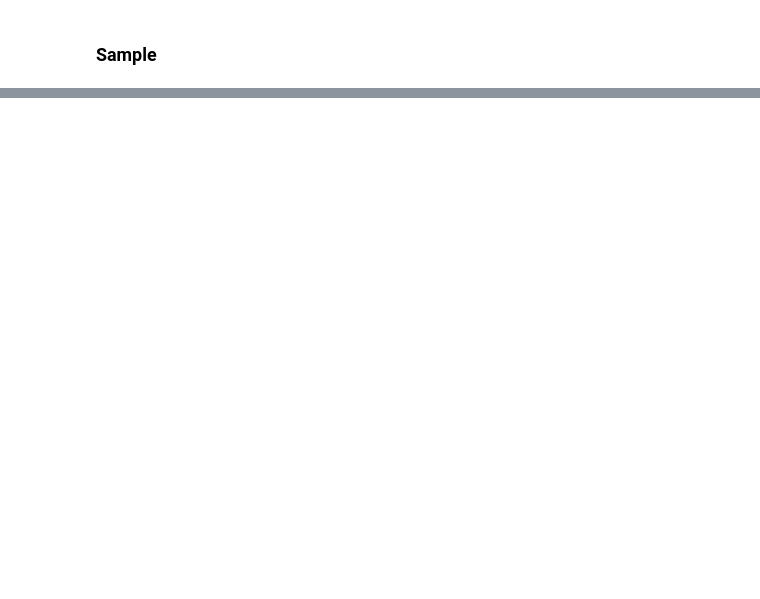
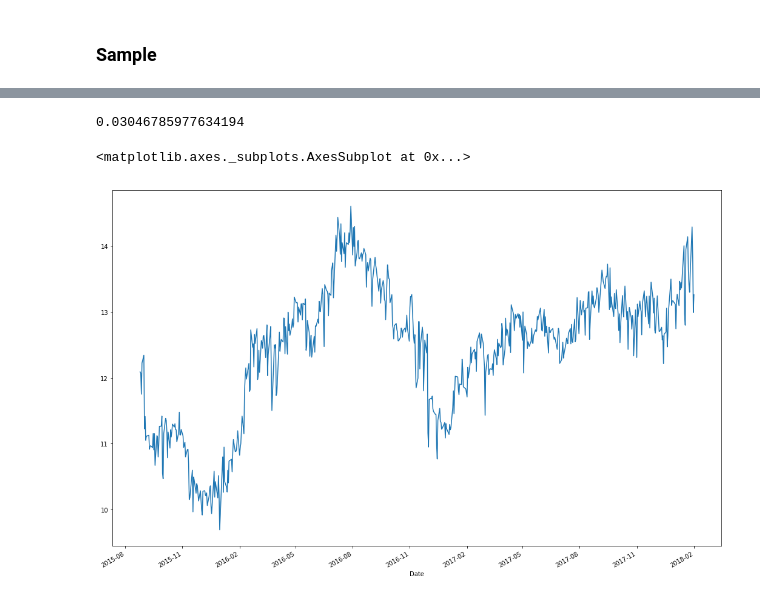
Before and after one commit to matthewrcarpenter/finance, a Jupyter notebook: Gold-fastai-test.ipynb, the cells around one changed output, grey strips where cells are left out. Cells and saved outputs as stored; diff of their text form; code cells hidden in the pictures; blank space fills up the shorter version.

Commit message:
working initial Gold-fastai-test.ipynbgit status!

```diff
--- a/Gold-fastai-test.ipynb
+++ b/Gold-fastai-test.ipynb
@@ -127,3 +278,7 @@ for v in cat_vars:
     data_train[v] = data_train[v].astype('category').cat.as_ordered()
 # %%
 apply_cats(data_test, data_train)
+# %%
+for v in contin_vars:
+    data_train[v] = data_train[v].astype('float32')
+    data_test[v] = data_test[v].astype('float32')
@@ -130,6 +305,8 @@ apply_cats(data_test, data_train)
 # %% [markdown]
 We can now process our data...
 # %%
+# we get a AttributeError here if we don't have skip_flds = ['Date']
+data_train = data_train.set_index('Date')
 df_train, y, nas, mapper = proc_df(data_train, dep, do_scale=True)
 yl = np.log(y)
 # %%
@@ -142,4 +337,4 @@ One approach is to take the last 25% of rows (sorted by date) as our validation
 train_ratio = 0.75
 data_size = len(df_train)
 train_size = int(data_size * train_ratio)
-val_idx = list(range(train_size, data_size)
+val_idx = list(range(train_size, data_size))
@@ -173,8 +365,8 @@ y_range = (0, max_log_y*1.2)
 We can create a ModelData object directly from out data frame.
 # %%
 # before: bs=128, changed to bs=8 to get results while finding learning rate
-md = ColumnarModelData.from_data_frame(PATH, val_idx, df, yl.astype(np.float32), cat_flds=cat_vars, bs=8,
-                                       test_df=data_test)
+md = ColumnarModelData.from_data_frame(PATH, val_idx, df_train, yl.astype(np.float32), cat_flds=cat_vars, bs=8,
+                                       test_df=df_test)
 # %% [markdown]
 Create categorical variables.
 # %%
@@ -217,10 +479,17 @@ m.load('val0')
 x,y=m.predict_with_targs()
 # %%
 exp_rmspe(x,y)
+# %% [output]
+0.03046785977634194
 # %%
 pred_test=m.predict(is_test=True)
 # %%
 pred_test = np.exp(pred_test)
 # %%
 data_test[dep]=pred_test
+# %%
+data_test[dep].plot()
+# %% [output]
+<matplotlib.axes._subplots.AxesSubplot at 0x...>
+[figure, added]
 # %%
```
Also changed, not shown: parts of 29 cells of this notebook.
